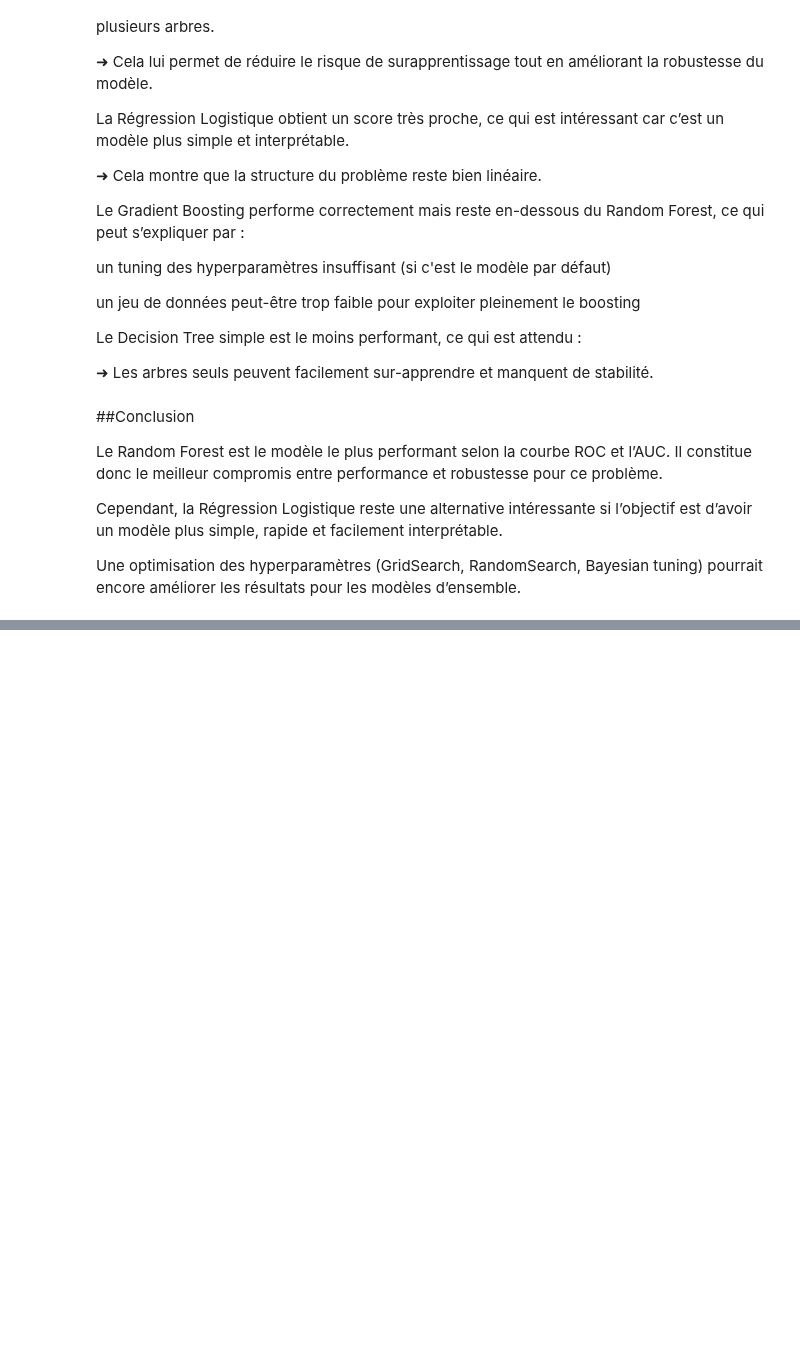
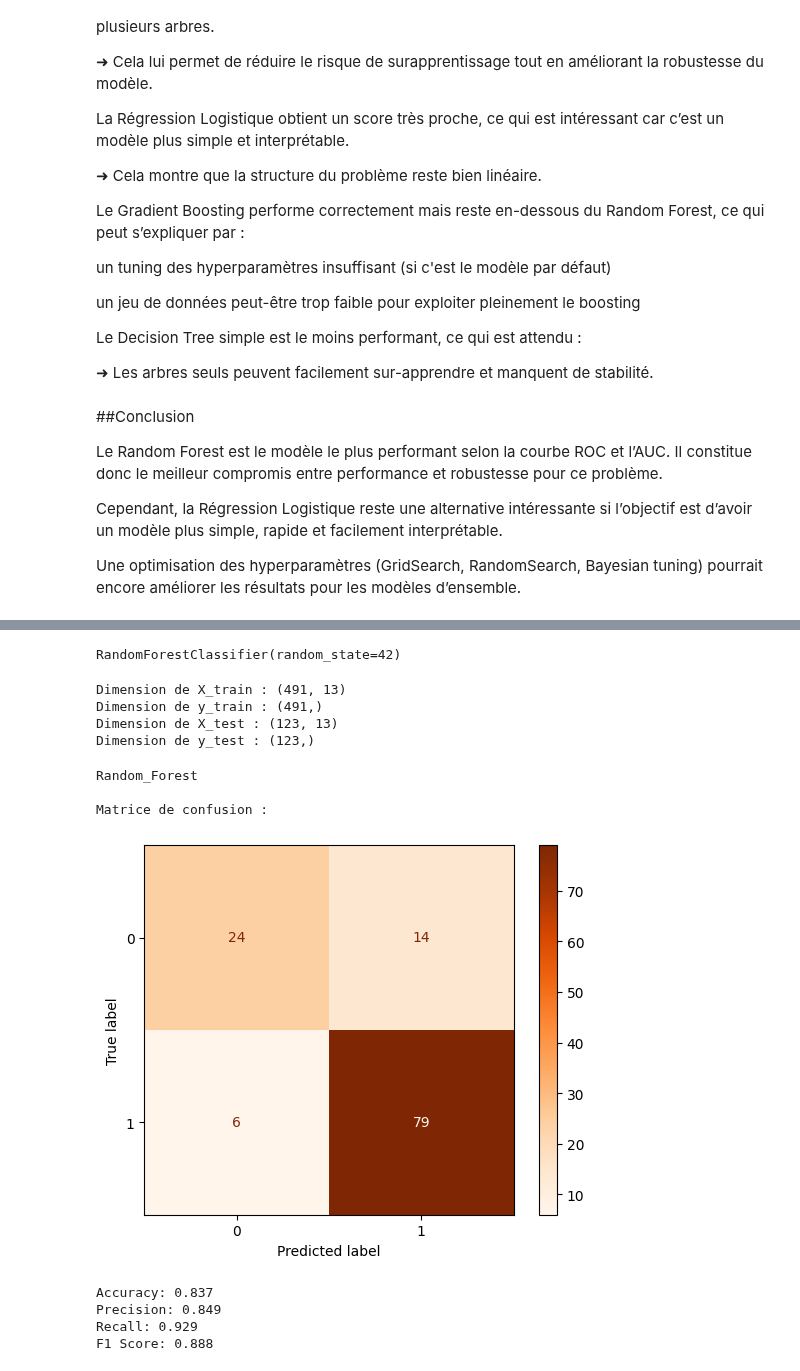
Before and after one commit to ach224/Prediction_eligibilite_pret_bancaire, a Jupyter notebook: Projet_1_–_Prédiction_de_l’éligibilité_à_un_prêt_bancaire.ipynb, the cells around one changed output, grey strips where cells are left out. Saved outputs shown, nothing was run; the diff lists cells and outputs as text; code cells hidden in the pictures; blank space fills up the shorter version.

```diff
--- a/Projet_1_–_Prédiction_de_l’éligibilité_à_un_prêt_bancaire.ipynb
+++ b/Projet_1_–_Prédiction_de_l’éligibilité_à_un_prêt_bancaire.ipynb
@@ -804,0 +867,12 @@ Une optimisation des hyperparamètres (GridSearch, RandomSearch, Bayesian tuning
+# %%
+# Variable cible (y)
+y = df['Loan_Status']
+
+# Variables explicatives (X)
+X = df.drop('Loan_Status', axis=1)
+
+#Dimension de X et y
+print("Shape de X:", X.shape)
+print("Shape de y:", y.shape)
+
+X.head()
@@ -804,0 +888,46 @@ Une optimisation des hyperparamètres (GridSearch, RandomSearch, Bayesian tuning
+# %%
+from sklearn.ensemble import RandomForestClassifier
+
+rf2 = RandomForestClassifier(random_state=42)
+rf2.fit(X_train, y_train)
+# %% [output]
+RandomForestClassifier(random_state=42)
+# %%
+X_train, X_test, y_train, y_test = train_test_split(X, y, test_size=0.2, random_state=42, stratify=y)
+
+# Vérification des dimensions
+print("Dimension de X_train :", X_train.shape)
+print("Dimension de y_train :", y_train.shape)
+print("Dimension de X_test :", X_test.shape)
+print("Dimension de y_test :", y_test.shape)
+# %% [output]
+Dimension de X_train : (491, 13)
+Dimension de y_train : (491,)
+Dimension de X_test : (123, 13)
+Dimension de y_test : (123,)
+# %%
+#prediction
+y_pred = rf2.predict(X_test)
+# %%
+# Matrice de confusion
+print(f"\nRandom_Forest")
+print("\nMatrice de confusion :")
+cm = confusion_matrix(y_test, y_pred)
+disp = ConfusionMatrixDisplay(confusion_matrix=cm, display_labels=model.classes_)
+disp.plot(cmap=plt.cm.Oranges)
+plt.show()
+
+# Metrics classiques
+print("Accuracy:", round(accuracy_score(y_test, y_pred), 3))
+print("Precision:", round(precision_score(y_test, y_pred), 3))
+print("Recall:", round(recall_score(y_test, y_pred), 3))
+print("F1 Score:", round(f1_score(y_test, y_pred), 3))
+# %% [output]
+Random_Forest
+
+Matrice de confusion :
+[figure, added]
+Accuracy: 0.837
+Precision: 0.849
+Recall: 0.929
+F1 Score: 0.888
```
Also changed, not shown: parts of 23 cells of this notebook.
